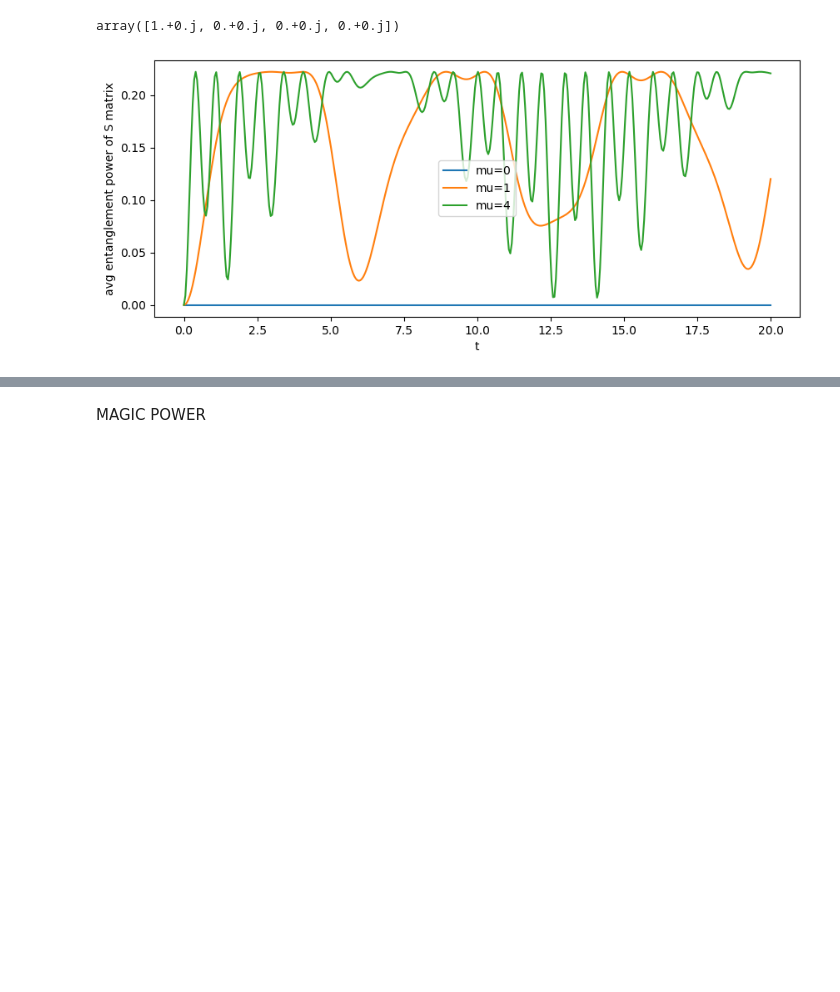
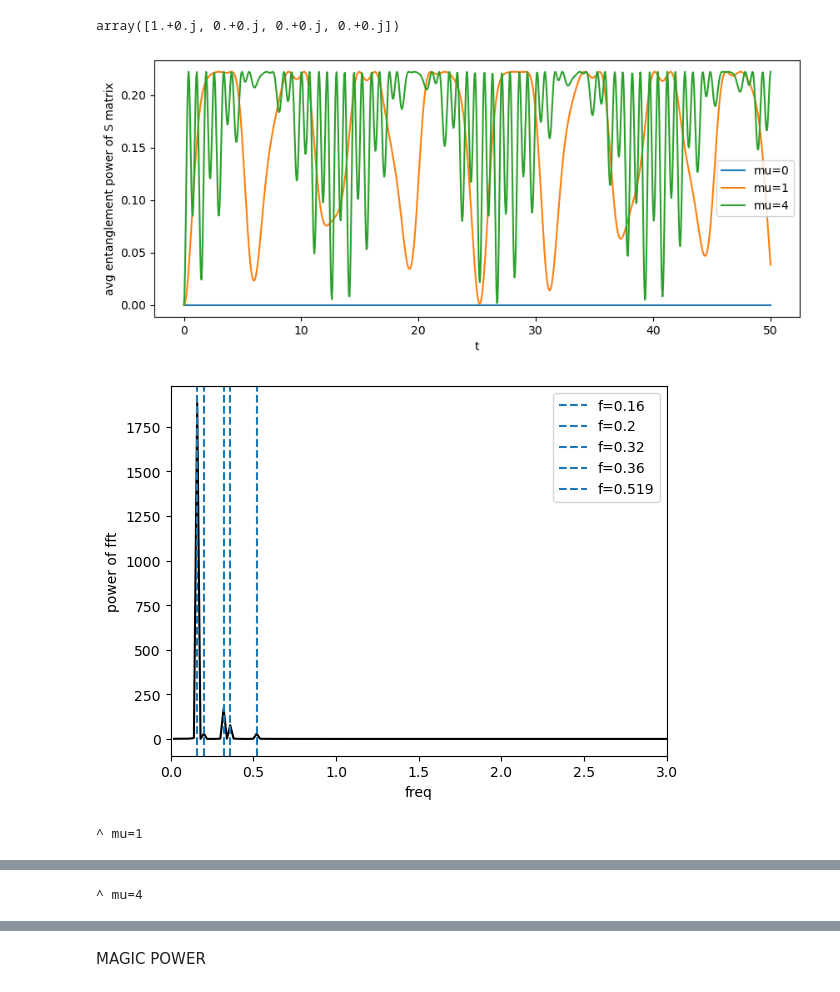
Before and after one commit to annabirke/Honours_entangle_magic, a Jupyter notebook: entanglement_magic_power_sum_stabiliser_states.ipynb, the cells around one changed output, grey strips where cells are left out. Saved outputs shown, nothing was run; the diff lists cells and outputs as text; code cells hidden in the pictures; blank space fills up the shorter version.

```diff
--- a/entanglement_magic_power_sum_stabiliser_states.ipynb
+++ b/entanglement_magic_power_sum_stabiliser_states.ipynb
@@ -15,0 +96,27 @@ def Smatrix(a,mu,t):
+# %%
+#fourier analysis
+def fourier(t_list,signal,xlim):
+    dt=t_list[1]-t_list[0]
+    fft_magic=np.fft.fft(signal) # could add dtype float to np array so that ensured real numbers
+    freq=np.fft.fftfreq(len(signal),d=dt)
+
+    #only positive frequencies
+    mask=freq>0
+    freq=freq[mask]
+    fft_magic=fft_magic[mask]
+    power=np.abs(fft_magic)**2
+
+    plt.plot(freq,power,'k')
+    plt.xlabel('freq')
+    plt.ylabel('power of fft')
+    # plt.yscale('log')
+    plt.xlim(xlim)
+
+    #find peaks
+    peaks, _ = find_peaks(power,height=1)
+    # print(peaks.shape)
+    for i in range(len(peaks)):
+        plt.axvline(x=freq[peaks[i]],ls='--',label=f'f={freq[peaks[i]]:.3g}')
+    plt.legend()
+    plt.show()
+    return freq[peaks],power[peaks]
@@ -111,10 +241,10 @@ a=1
 # mu=1
 # t=1
 mu_list=np.array([0,1,4])
-t_list=np.linspace(0,20,400)
+t_list=np.linspace(0,50,1000)
 
 plt.figure(figsize=(10,4))
-
+entanglement_list_mu=[]
 for k, mu in enumerate(mu_list) :
     entanglement_list = []
     for n, t in enumerate(t_list) :
@@ -122,31 +252,42 @@ for k, mu in enumerate(mu_list) :
         # trace over particle b, square reduced density matrix and trace again to get purity
         purity_list = []
 
         for i in range(36): # because we want the intially nonentangled states
             psiin = ss[i,:] # ith state
             psiout = Smatrix(a,mu,t) @ psiin
 
             rhoab = np.outer(psiout, psiout.conj())
             # print('rhoab: ',rhoab)
             rhoab = rhoab.reshape(2,2,2,2)
             rhoa = np.trace(rhoab,axis1=1,axis2=3) # reduced density matrix for a, traces over second (index1) and 4th index which is b
 
             purity = np.trace(rhoa @ rhoa)
             chopped_purity = complex(purity.real, 0 if abs(purity.imag) < 1e-10 else purity.imag) # removes tiny imaginary components which make the calculations hard
             # print('purity=',purity)
             if purity.real<0:
                 print('neg purity for state i=',i)
 
             purity_list.append(chopped_purity)
         # entanglement power is average entanglement of all stabiliser states
         entanglement = 1-abs(sum(purity_list))/36 # this is avg entanglement power for a particular time and particular mu
         # print('entanglement power =',entanglement)
         entanglement_list.append(entanglement)
 
     plt.plot(t_list,entanglement_list,label=f"mu={mu}")
+    entanglement_list_mu.append(entanglement_list)
 plt.legend()
 plt.xlabel('t')
 plt.ylabel('avg entanglement power of S matrix')
 plt.show()
+
+signal=np.array(entanglement_list_mu)[1,:]
+(freqs,peaks)=fourier(t_list,signal,[0,3])
+print('^ mu=1')
+
+signal=np.array(entanglement_list_mu)[2,:]
+(freqs,peaks)=fourier(t_list,signal,[0,3])
+print('^ mu=4')
 # %% [output]
-[figure, old version]
+[figure, new version]
+[figure, added]
+^ mu=1
@@ -152,0 +295 @@ plt.show()
+^ mu=4
```
Also changed, not shown: parts of 17 cells of this notebook, 1 other file.
